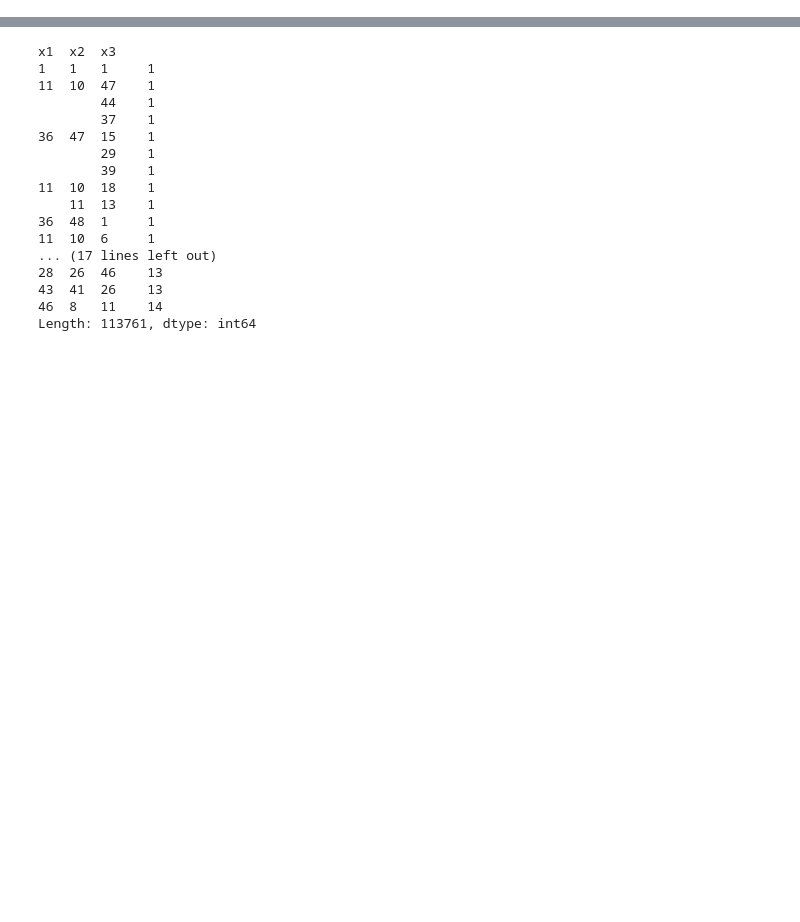
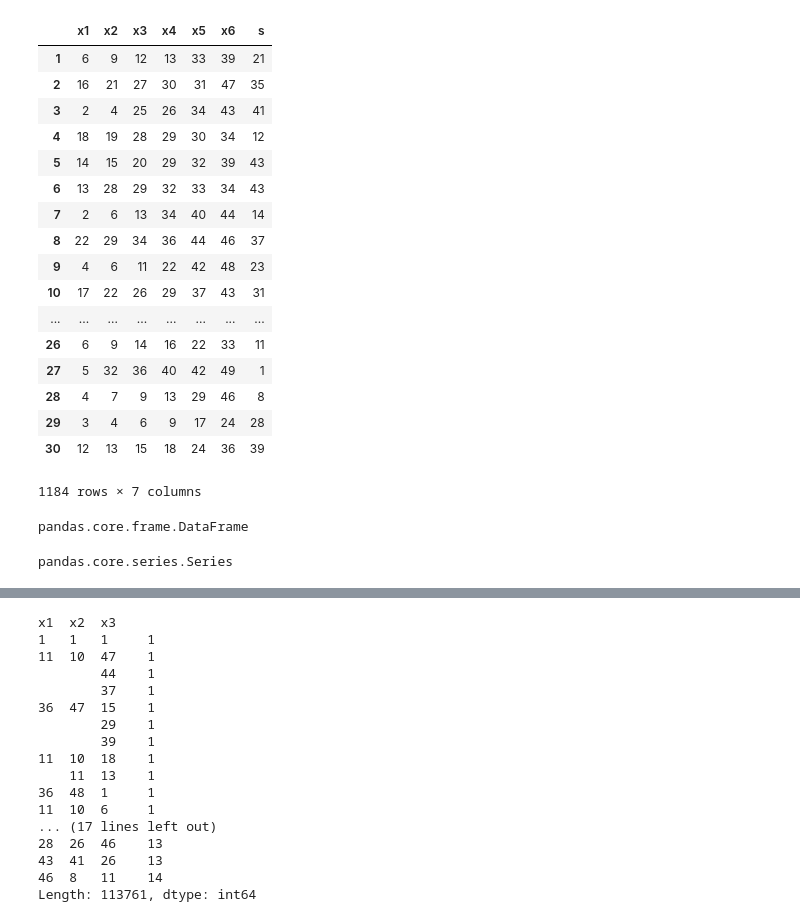
Before and after one commit to c3h3/agilearning-lottery, a Jupyter notebook: dev-ipynbs/c3h3dev/lottery.ipynb, the cells around one changed output, grey strips where cells are left out. Cells and saved outputs as stored; diff of their text form; code cells hidden in the pictures; blank space fills up the shorter version.

```diff
--- a/dev-ipynbs/c3h3dev/lottery.ipynb
+++ b/dev-ipynbs/c3h3dev/lottery.ipynb
@@ -57,4 +72,33 @@ df = df[["TN","YN","year","month","day","x1","x2","x3","x4","x5","x6","s"]]
 # %%
 data_df = df[["x1","x2","x3","x4","x5","x6","s"]]
+# %%
+data_df
+# %% [output]
+|  | x1 | x2 | x3 | x4 | x5 | x6 | s |
+| 1 | 6 | 9 | 12 | 13 | 33 | 39 | 21 |
+| 2 | 16 | 21 | 27 | 30 | 31 | 47 | 35 |
+| 3 | 2 | 4 | 25 | 26 | 34 | 43 | 41 |
+| 4 | 18 | 19 | 28 | 29 | 30 | 34 | 12 |
+| 5 | 14 | 15 | 20 | 29 | 32 | 39 | 43 |
+| 6 | 13 | 28 | 29 | 32 | 33 | 34 | 43 |
+| 7 | 2 | 6 | 13 | 34 | 40 | 44 | 14 |
+| 8 | 22 | 29 | 34 | 36 | 44 | 46 | 37 |
+| 9 | 4 | 6 | 11 | 22 | 42 | 48 | 23 |
+| 10 | 17 | 22 | 26 | 29 | 37 | 43 | 31 |
+| ... | ... | ... | ... | ... | ... | ... | ... |
+| 26 | 6 | 9 | 14 | 16 | 22 | 33 | 11 |
+| 27 | 5 | 32 | 36 | 40 | 42 | 49 | 1 |
+| 28 | 4 | 7 | 9 | 13 | 29 | 46 | 8 |
+| 29 | 3 | 4 | 6 | 9 | 17 | 24 | 28 |
+| 30 | 12 | 13 | 15 | 18 | 24 | 36 | 39 |
+1184 rows × 7 columns
+# %%
+pd.DataFrame
+# %% [output]
+pandas.core.frame.DataFrame
+# %%
+pd.Series
+# %% [output]
+pandas.core.series.Series
 # %%
 data_list = data_df.values.tolist()
```
Also changed, not shown: parts of 13 cells of this notebook, 3 other files.
